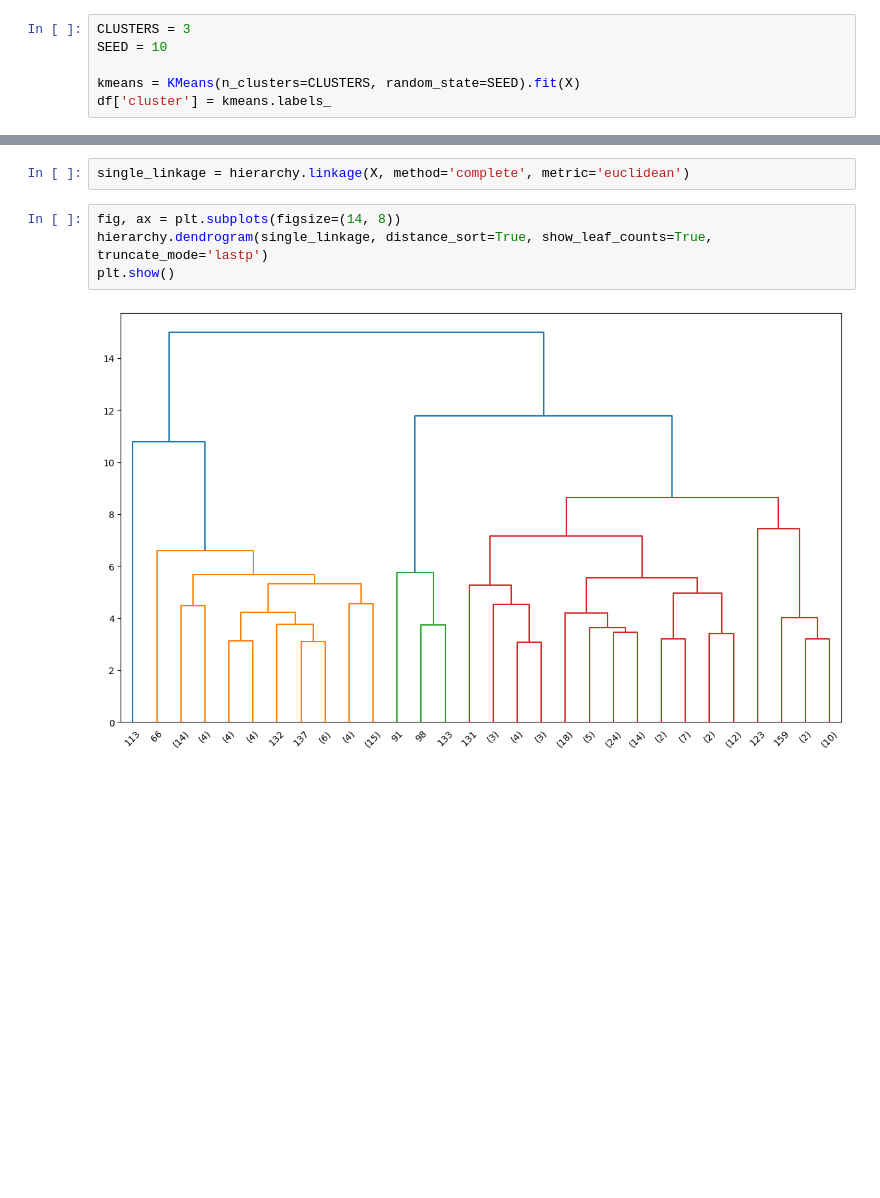
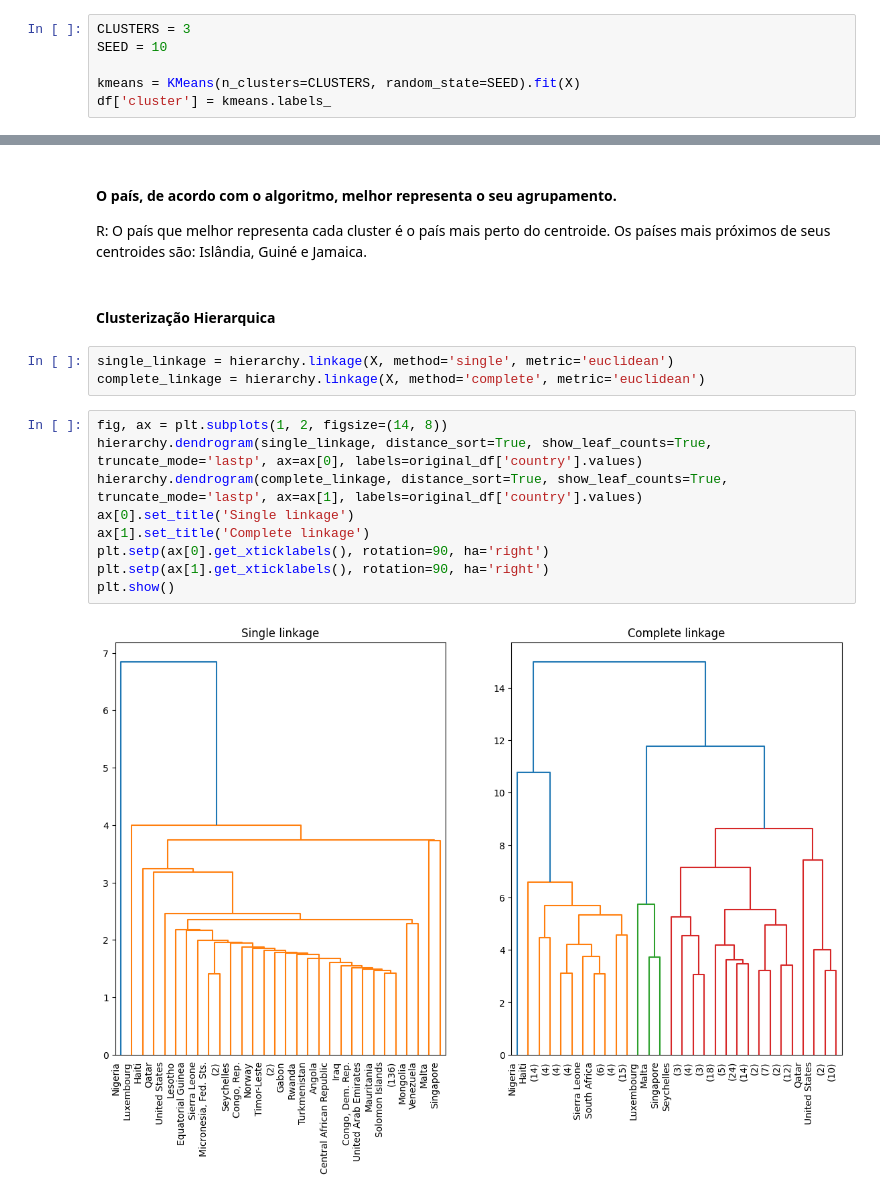
Before and after one commit to Dhonrian/pos_ifnet, a Jupyter notebook: 25E4_2/clusterizacao.ipynb, the cells around one changed output, grey strips where cells are left out. Cells and saved outputs as stored; diff of their text form; blank space fills up the shorter version.

```diff
--- a/25E4_2/clusterizacao.ipynb
+++ b/25E4_2/clusterizacao.ipynb
@@ -114,8 +183,19 @@ sns.pairplot(df, hue='cluster', palette='tab10')
+# %% [markdown]
+#### O país, de acordo com o algoritmo, melhor representa o seu agrupamento.
+R: O país que melhor representa cada cluster é o país mais perto do centroide. Os países mais próximos de seus centroides são: Islândia, Guiné e Jamaica.
+# %% [markdown]
+#### Clusterização Hierarquica
 # %%
-single_linkage = hierarchy.linkage(X, method='complete', metric='euclidean')
+single_linkage = hierarchy.linkage(X, method='single', metric='euclidean')
+complete_linkage = hierarchy.linkage(X, method='complete', metric='euclidean')
 # %%
-fig, ax = plt.subplots(figsize=(14, 8))
-hierarchy.dendrogram(single_linkage, distance_sort=True, show_leaf_counts=True, truncate_mode='lastp')
+fig, ax = plt.subplots(1, 2, figsize=(14, 8))
+hierarchy.dendrogram(single_linkage, distance_sort=True, show_leaf_counts=True, truncate_mode='lastp', ax=ax[0], labels=original_df['country'].values)
+hierarchy.dendrogram(complete_linkage, distance_sort=True, show_leaf_counts=True, truncate_mode='lastp', ax=ax[1], labels=original_df['country'].values)
+ax[0].set_title('Single linkage')
+ax[1].set_title('Complete linkage')
+plt.setp(ax[0].get_xticklabels(), rotation=90, ha='right')
+plt.setp(ax[1].get_xticklabels(), rotation=90, ha='right')
 plt.show()
 # %% [output]
-[figure, old version]
+[figure, new version]
```
Also changed, not shown: parts of 18 cells of this notebook.
